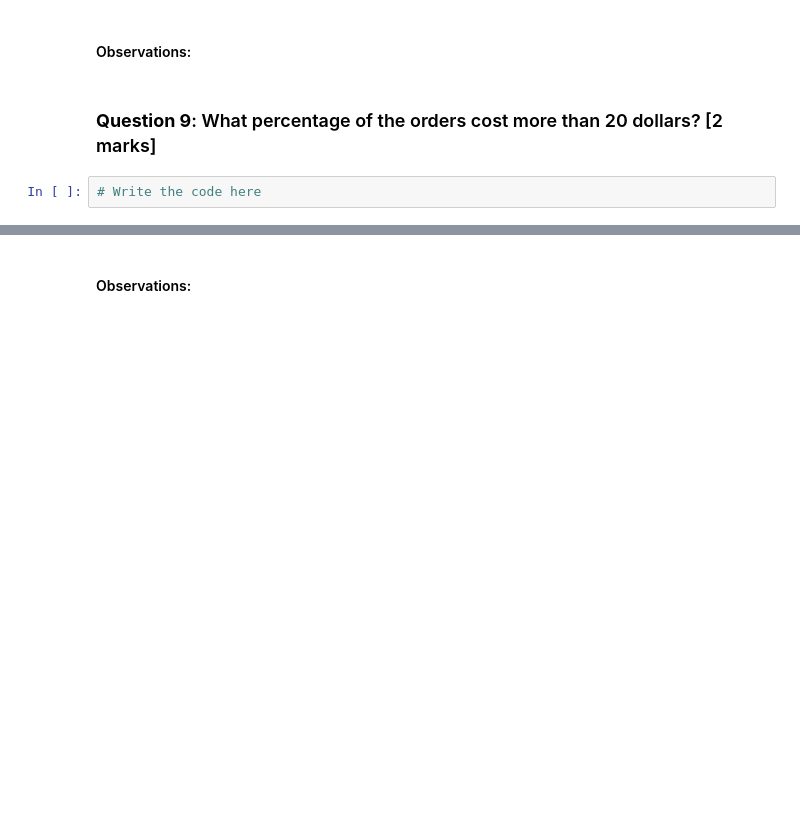
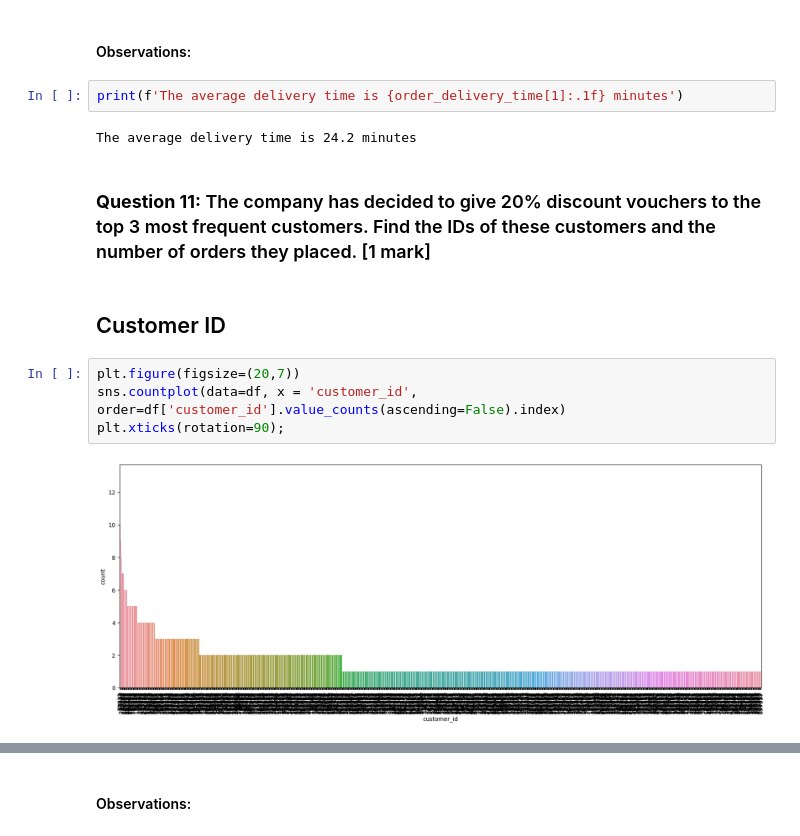
Before and after one commit to boborodono/Great_Learning, a Jupyter notebook: Great Learning/Project 1- Python Foundations - Food Hub/PYF_Project_LearnerNotebook_FullCode.ipynb, the cells around one changed output, grey strips where cells are left out. Saved outputs shown, nothing was run; the diff lists cells and outputs as text; blank space fills up the shorter version.

```diff
--- a/Great Learning/Project 1- Python Foundations - Food Hub/PYF_Project_LearnerNotebook_FullCode.ipynb
+++ b/Great Learning/Project 1- Python Foundations - Food Hub/PYF_Project_LearnerNotebook_FullCode.ipynb
@@ -137,6 +264,16 @@ Name: food_preparation_time, dtype: float64
 # %% [markdown]
 #### Observations:
-# %% [markdown]
-### **Question 9**: What percentage of the orders cost more than 20 dollars? [2 marks]
-# %%
-# Write the code here
+# %%
+print(f'The average delivery time is {order_delivery_time[1]:.1f} minutes')
+# %% [output]
+The average delivery time is 24.2 minutes
+# %% [markdown]
+### **Question 11:** The company has decided to give 20% discount vouchers to the top 3 most frequent customers. Find the IDs of these customers and the number of orders they placed. [1 mark]
+# %% [markdown]
+## Customer ID
+# %%
+plt.figure(figsize=(20,7))
+sns.countplot(data=df, x = 'customer_id', order=df['customer_id'].value_counts(ascending=False).index)
+plt.xticks(rotation=90);
+# %% [output]
+[figure, added]
```
Also changed, not shown: parts of 44 cells of this notebook, 12 other files.
